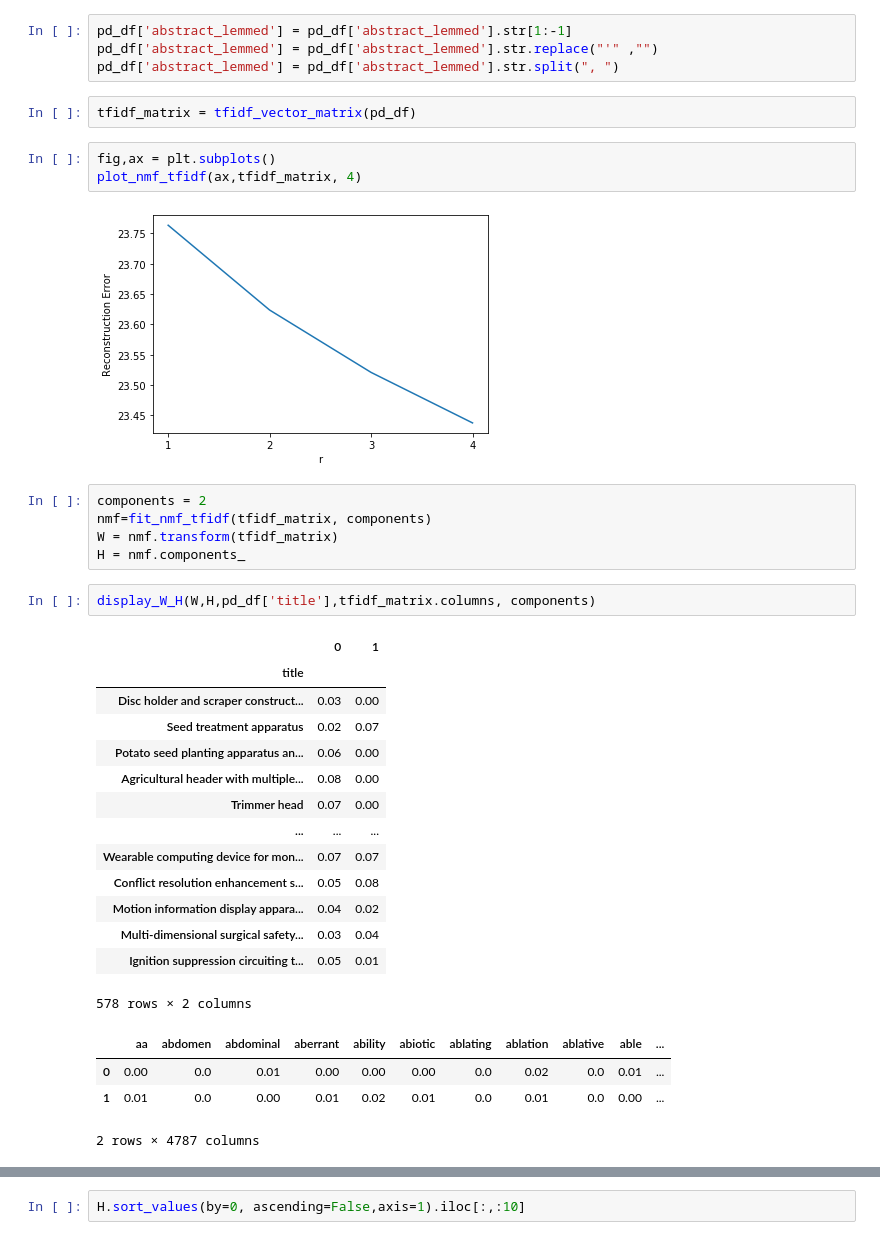
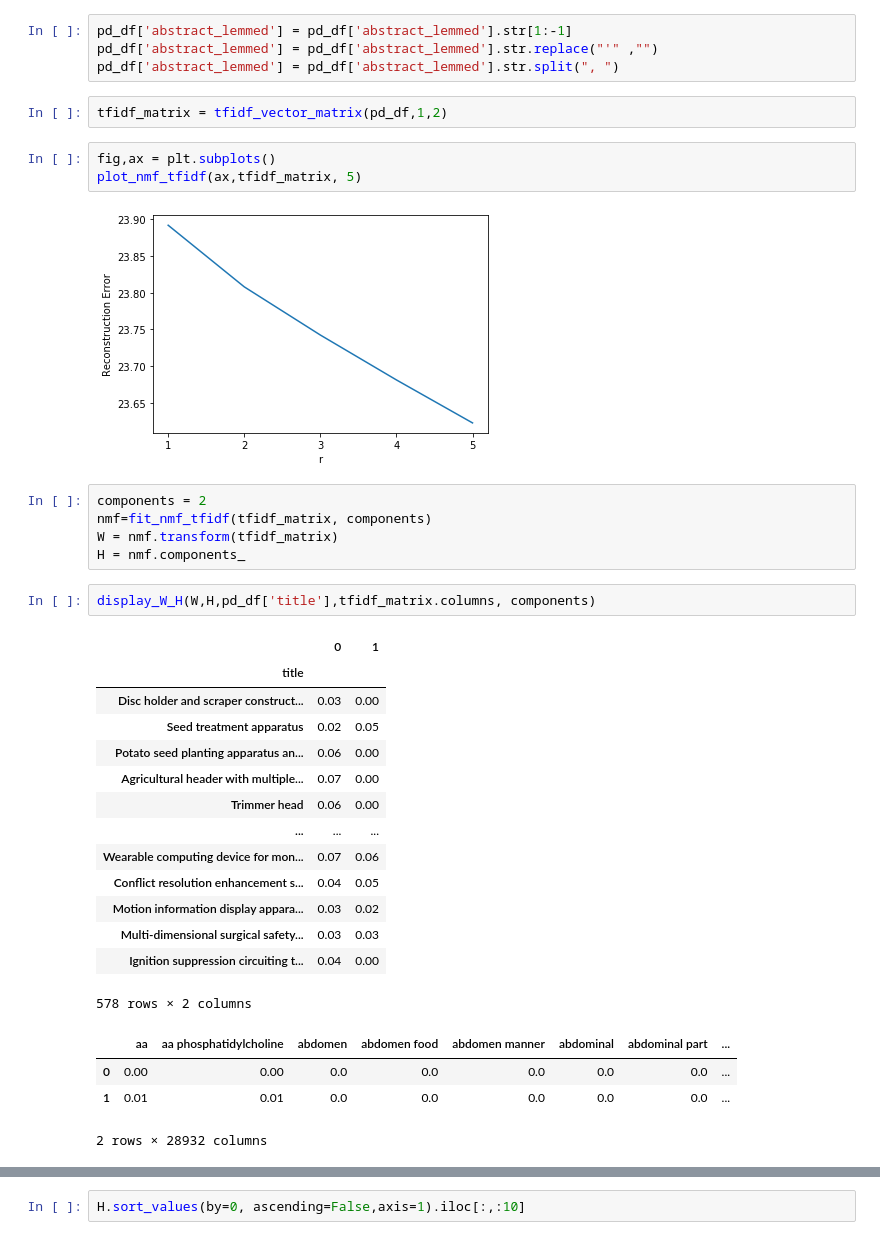
Before and after one commit to LawrenceGlenn/Exploration_of_Patent_Data, a Jupyter notebook: Untitled.ipynb, the cells around one changed output, grey strips where cells are left out. Drawn from its saved outputs; the diff is of its cells as text.

Commit message:
added function to remove words from dataframe and run with new tokens

```diff
--- a/Untitled.ipynb
+++ b/Untitled.ipynb
@@ -55,12 +55,12 @@ pd_df['abstract_lemmed'] = pd_df['abstract_lemmed'].str[1:-1]
 pd_df['abstract_lemmed'] = pd_df['abstract_lemmed'].str.replace("'" ,"")
 pd_df['abstract_lemmed'] = pd_df['abstract_lemmed'].str.split(", ")
 # %%
-tfidf_matrix = tfidf_vector_matrix(pd_df)
+tfidf_matrix = tfidf_vector_matrix(pd_df,1,2)
 # %%
 fig,ax = plt.subplots()
-plot_nmf_tfidf(ax,tfidf_matrix, 4)
+plot_nmf_tfidf(ax,tfidf_matrix, 5)
 # %% [output]
-[figure, old version]
+[figure, new version]
 # %%
 components = 2
 nmf=fit_nmf_tfidf(tfidf_matrix, components)
@@ -72,21 +72,21 @@ display_W_H(W,H,pd_df['title'],tfidf_matrix.columns, components)
 |  | 0 | 1 |
 | title |  |  |
 | Disc holder and scraper construct... | 0.03 | 0.00 |
-| Seed treatment apparatus | 0.02 | 0.07 |
+| Seed treatment apparatus | 0.02 | 0.05 |
 | Potato seed planting apparatus an... | 0.06 | 0.00 |
-| Agricultural header with multiple... | 0.08 | 0.00 |
-| Trimmer head | 0.07 | 0.00 |
+| Agricultural header with multiple... | 0.07 | 0.00 |
+| Trimmer head | 0.06 | 0.00 |
 | ... | ... | ... |
-| Wearable computing device for mon... | 0.07 | 0.07 |
-| Conflict resolution enhancement s... | 0.05 | 0.08 |
-| Motion information display appara... | 0.04 | 0.02 |
-| Multi-dimensional surgical safety... | 0.03 | 0.04 |
-| Ignition suppression circuiting t... | 0.05 | 0.01 |
+| Wearable computing device for mon... | 0.07 | 0.06 |
+| Conflict resolution enhancement s... | 0.04 | 0.05 |
+| Motion information display appara... | 0.03 | 0.02 |
+| Multi-dimensional surgical safety... | 0.03 | 0.03 |
+| Ignition suppression circuiting t... | 0.04 | 0.00 |
 578 rows × 2 columns
-|  | aa | abdomen | abdominal | aberrant | ability | abiotic | ablating | ablation | ablative | able | ... |
-| 0 | 0.00 | 0.0 | 0.01 | 0.00 | 0.00 | 0.00 | 0.0 | 0.02 | 0.0 | 0.01 | ... |
-| 1 | 0.01 | 0.0 | 0.00 | 0.01 | 0.02 | 0.01 | 0.0 | 0.01 | 0.0 | 0.00 | ... |
+|  | aa | aa phosphatidylcholine | abdomen | abdomen food | abdomen manner | abdominal | abdominal part | ... |
+| 0 | 0.00 | 0.00 | 0.0 | 0.0 | 0.0 | 0.0 | 0.0 | ... |
+| 1 | 0.01 | 0.01 | 0.0 | 0.0 | 0.0 | 0.0 | 0.0 | ... |
-2 rows × 4787 columns
+2 rows × 28932 columns
 # %%
 top_words(H,tfidf_matrix.columns,10)
 # %% [output]
```
Also changed, not shown: parts of 4 cells of this notebook, 2 other files.
